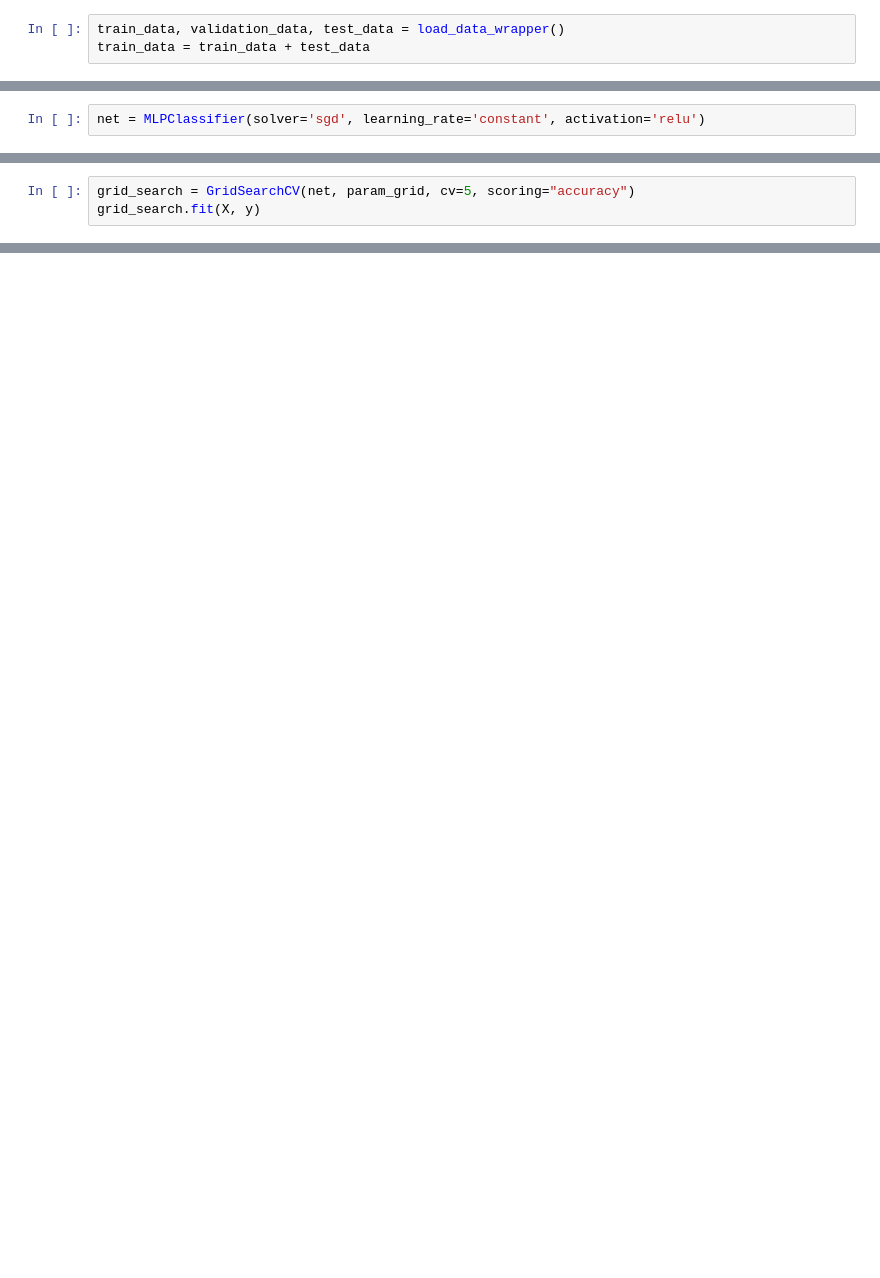
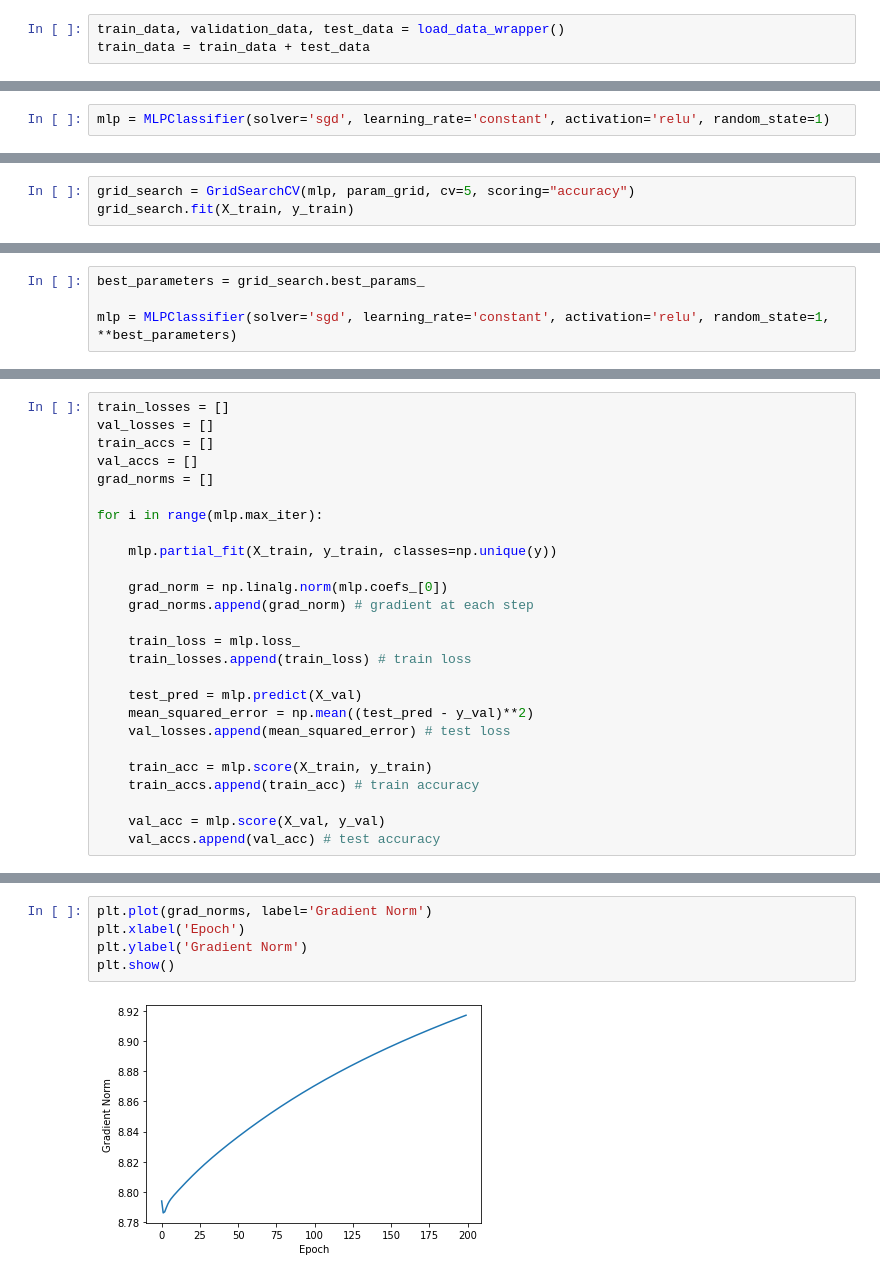
Before and after one commit to yvesemmanuel/machine_learning, a Jupyter notebook: MLP-implementation/net.ipynb, the cells around one changed output, grey strips where cells are left out. Saved outputs shown, nothing was run; the diff lists cells and outputs as text; blank space fills up the shorter version.

Commit message:
training plots

```diff
--- a/MLP-implementation/net.ipynb
+++ b/MLP-implementation/net.ipynb
@@ -23,2 +25,2 @@ y_validation = [np.argmax(yi) for yi in y_validation]
 # %%
-net = MLPClassifier(solver='sgd', learning_rate='constant', activation='relu')
+mlp = MLPClassifier(solver='sgd', learning_rate='constant', activation='relu', random_state=1)
@@ -32,3 +35,3 @@ param_grid = {
 # %%
-grid_search = GridSearchCV(net, param_grid, cv=5, scoring="accuracy")
-grid_search.fit(X, y)
+grid_search = GridSearchCV(mlp, param_grid, cv=5, scoring="accuracy")
+grid_search.fit(X_train, y_train)
@@ -37,0 +38,4 @@ best_score = grid_search.best_score_
+# %%
+best_parameters = grid_search.best_params_
+
+mlp = MLPClassifier(solver='sgd', learning_rate='constant', activation='relu', random_state=1, **best_parameters)
@@ -37,0 +44,26 @@ best_score = grid_search.best_score_
+# %%
+train_losses = []
+val_losses = []
+train_accs = []
+val_accs = []
+grad_norms = []
+
+for i in range(mlp.max_iter):
+
+    mlp.partial_fit(X_train, y_train, classes=np.unique(y))
+
+    grad_norm = np.linalg.norm(mlp.coefs_[0])
+    grad_norms.append(grad_norm) # gradient at each step
+
+    train_loss = mlp.loss_
+    train_losses.append(train_loss) # train loss
+
+    test_pred = mlp.predict(X_val)
+    mean_squared_error = np.mean((test_pred - y_val)**2)
+    val_losses.append(mean_squared_error) # test loss
+
+    train_acc = mlp.score(X_train, y_train)
+    train_accs.append(train_acc) # train accuracy
+
+    val_acc = mlp.score(X_val, y_val)
+    val_accs.append(val_acc) # test accuracy
@@ -37,0 +93,7 @@ best_score = grid_search.best_score_
+# %%
+plt.plot(grad_norms, label='Gradient Norm')
+plt.xlabel('Epoch')
+plt.ylabel('Gradient Norm')
+plt.show()
+# %% [output]
+[figure, added]
```
Also changed, not shown: parts of 20 cells of this notebook.
